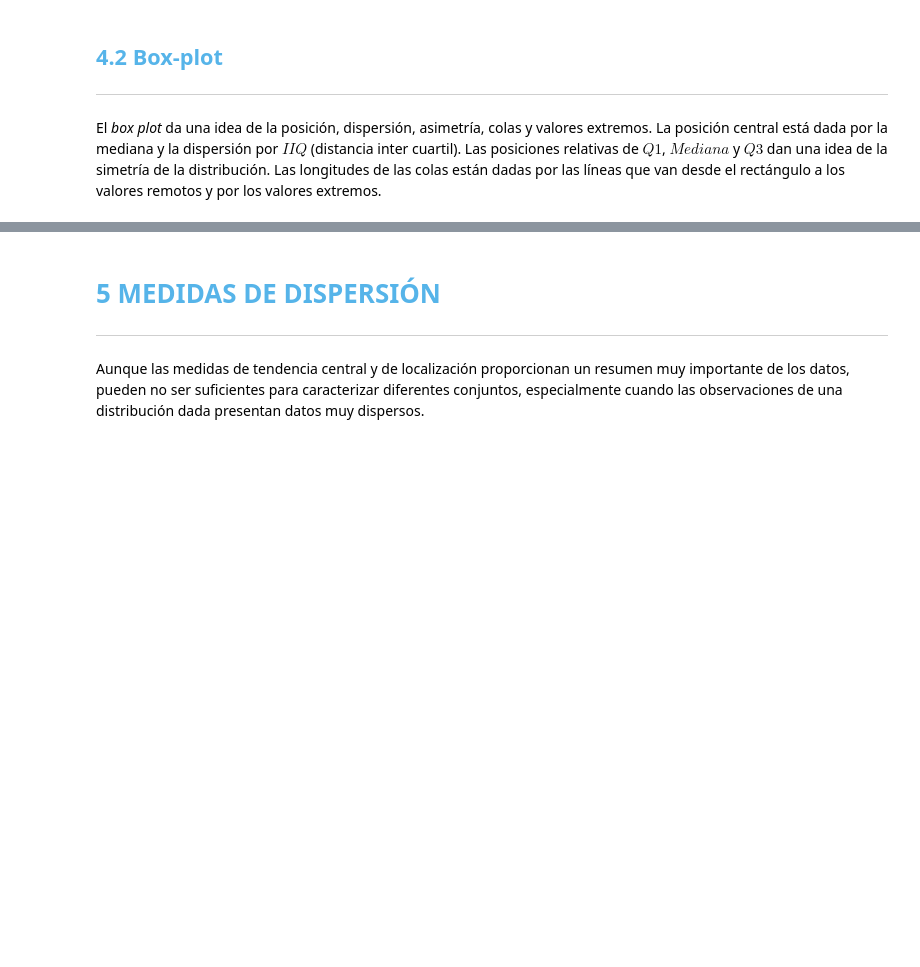
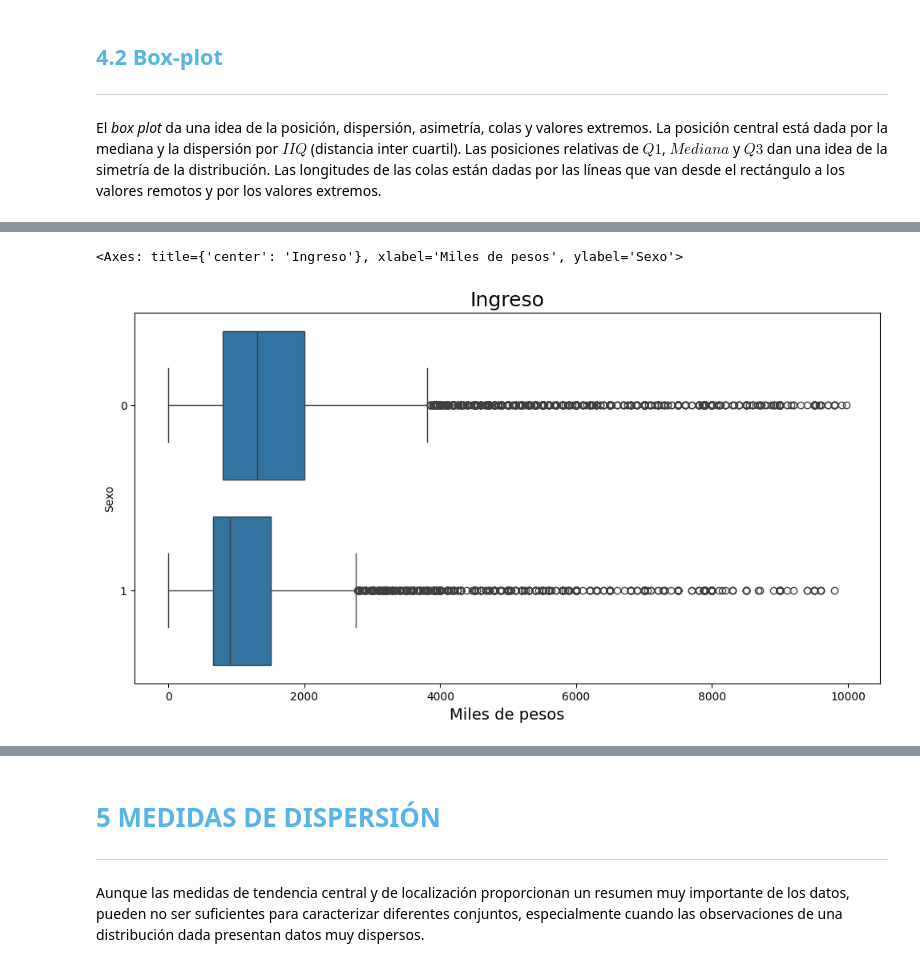
Before and after one commit to MyAppsTest/Estadistica_con_Python, a Jupyter notebook: Curso_de_Estadística_con_Python_1.ipynb, the cells around one changed output, grey strips where cells are left out. Drawn from its saved outputs; the diff is of its cells as text; code cells hidden in the pictures; blank space fills up the shorter version.

```diff
--- a/Curso_de_Estadística_con_Python_1.ipynb
+++ b/Curso_de_Estadística_con_Python_1.ipynb
@@ -991,0 +1019,9 @@ El *box plot* da una idea de la posición, dispersión, asimetría, colas y valo
+# %%
+ax = sns.boxplot(x='Ingreso', y='Sexo', data=datos.query("Ingreso < 10000"), orient='h')
+ax.figure.set_size_inches(12,6)
+ax.set_title('Ingreso', fontsize=18)
+ax.set_xlabel('Miles de pesos', fontsize=14)
+ax
+# %% [output]
+<Axes: title={'center': 'Ingreso'}, xlabel='Miles de pesos', ylabel='Sexo'>
+[figure, added]
```
Also changed, not shown: parts of 6 cells of this notebook.
